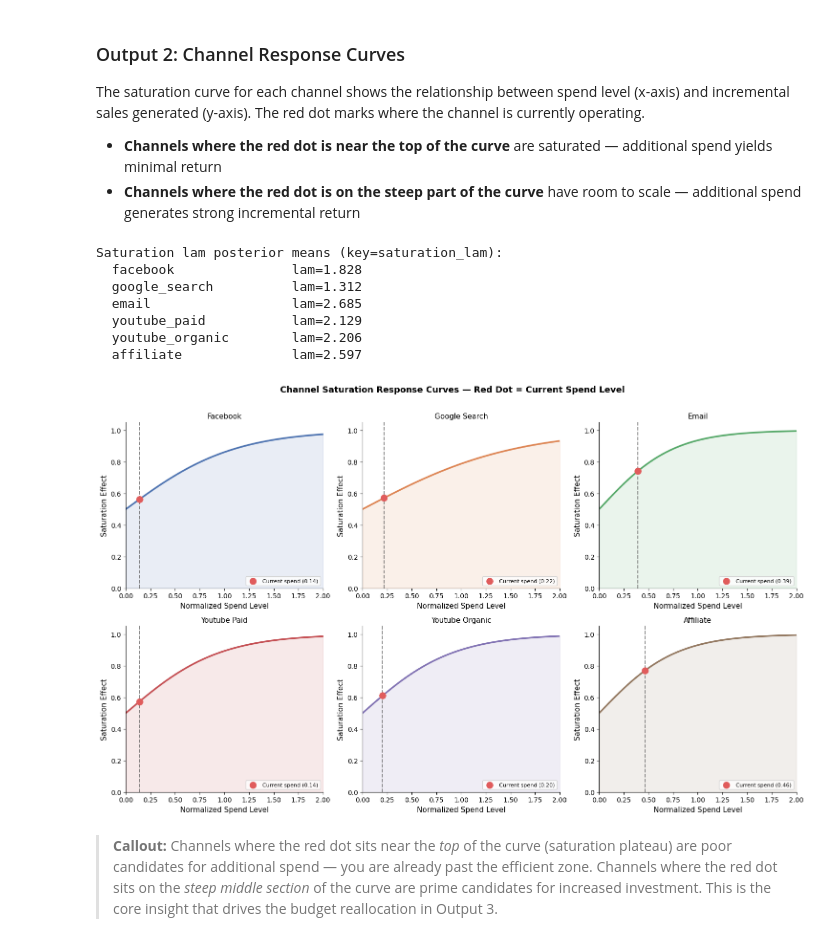
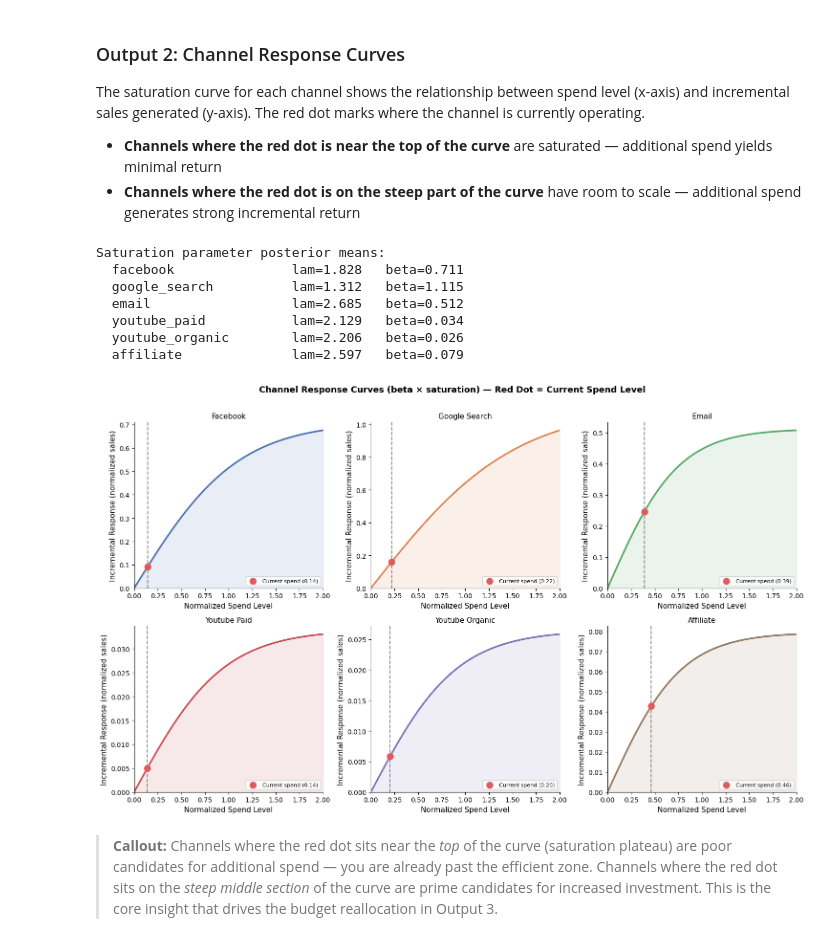
Before and after one commit to dustintdn/mmm-budget-optimization, a Jupyter notebook: notebooks/mmm_analysis.ipynb, the cells around one changed output. Cells and saved outputs as stored; diff of their text form; code cells hidden in the pictures.

```diff
--- a/notebooks/mmm_analysis.ipynb
+++ b/notebooks/mmm_analysis.ipynb
@@ -512,76 +512,65 @@ The saturation curve for each channel shows the relationship between spend level
 - **Channels where the red dot is on the steep part of the curve** have room to scale — additional spend generates strong incremental return
 # %%
 # ── Extract saturation parameters from posterior ──────────────────────────────
-# LogisticSaturation in pymc_marketing: f(x, lam) = 1 / (1 + exp(-lam * x))
-# lam controls steepness — higher lam = faster saturation
-posterior_vars = list(idata.posterior.data_vars)
+# LogisticSaturation in pymc_marketing:
+#   f(x) = beta * (1 - exp(-lam * x)) / (1 + exp(-lam * x))
+# lam controls how quickly the channel saturates; beta scales the channel's
+# maximum achievable contribution. Both are needed to compare channels.
+lam_posterior = idata.posterior['saturation_lam'].mean(dim=['chain', 'draw']).values
+beta_posterior = idata.posterior['saturation_beta'].mean(dim=['chain', 'draw']).values
 
-lam_key = next(
-    (k for k in posterior_vars if 'lam' in k.lower() and 'saturation' in k.lower()),
-    next((k for k in posterior_vars if 'lam' in k.lower()), None)
-)
-
-if lam_key:
-    lam_posterior = idata.posterior[lam_key].mean(dim=['chain', 'draw']).values
-    # Ensure 1D array of length n_channels
-    if lam_posterior.ndim == 0:
-        lam_posterior = np.full(len(CHANNELS), float(lam_posterior))
-    elif lam_posterior.shape[0] != len(CHANNELS):
-        lam_posterior = lam_posterior.flatten()[:len(CHANNELS)]
-    print(f'Saturation lam posterior means (key={lam_key}):')
-    for ch, lam in zip(CHANNELS, lam_posterior):
-        print(f'  {ch:<22} lam={lam:.3f}')
-else:
-    print('Could not find saturation lam parameter. Available keys:', posterior_vars)
-    # Fallback: use reasonable defaults for illustration
-    lam_posterior = np.array([2.0, 1.5, 3.0, 1.0, 1.2, 2.5])
-    print('Using fallback lam values for illustration.')
+print('Saturation parameter posterior means:')
+for ch, lam, beta in zip(CHANNELS, lam_posterior, beta_posterior):
+    print(f'  {ch:<22} lam={lam:.3f}   beta={beta:.3f}')
 # %% [output]
-Saturation lam posterior means (key=saturation_lam):
-  facebook               lam=1.828
-  google_search          lam=1.312
-  email                  lam=2.685
-  youtube_paid           lam=2.129
-  youtube_organic        lam=2.206
-  affiliate              lam=2.597
+Saturation parameter posterior means:
+  facebook               lam=1.828   beta=0.711
+  google_search          lam=1.312   beta=1.115
+  email                  lam=2.685   beta=0.512
+  youtube_paid           lam=2.129   beta=0.034
+  youtube_organic        lam=2.206   beta=0.026
+  affiliate              lam=2.597   beta=0.079
 # %%
-# ── Plot saturation response curves, one panel per channel ───────────────────
-def logistic_response(x, lam):
-    return 1.0 / (1.0 + np.exp(-lam * x))
+# ── Plot response curves (beta-scaled saturation), one panel per channel ─────
+def channel_response(x, lam, beta):
+    # pymc_marketing LogisticSaturation, scaled by the channel's effectiveness beta.
+    # Zero at x=0: zero spend produces zero incremental contribution.
+    return beta * (1.0 - np.exp(-lam * x)) / (1.0 + np.exp(-lam * x))
 
 current_spend = X[CHANNELS].mean().values   # mean normalized spend per channel
 x_range = np.linspace(0, 2.0, 300)
 
 fig, axes = plt.subplots(2, 3, figsize=(15, 9))
 axes = axes.flatten()
 
 for i, ch in enumerate(CHANNELS):
     ax = axes[i]
     lam = float(lam_posterior[i])
-    y_curve = logistic_response(x_range, lam)
+    beta = float(beta_posterior[i])
+    y_curve = channel_response(x_range, lam, beta)
 
     ax.plot(x_range, y_curve, color=COLORS[ch], linewidth=2.5)
     ax.fill_between(x_range, y_curve, alpha=0.12, color=COLORS[ch])
 
     curr = current_spend[i]
-    curr_y = logistic_response(curr, lam)
+    curr_y = channel_response(curr, lam, beta)
     ax.axvline(curr, color='#555', linewidth=1.4, linestyle='--', alpha=0.7)
     ax.scatter([curr], [curr_y], s=90, color='#E05C5C', zorder=6,
                label=f'Current spend ({curr:.2f})')
 
     ax.set_title(ch.replace('_', ' ').title(), fontsize=11, pad=6)
     ax.set_xlabel('Normalized Spend Level')
-    ax.set_ylabel('Saturation Effect')
+    ax.set_ylabel('Incremental Response (normalized sales)')
     ax.legend(fontsize=8, loc='lower right')
     ax.set_xlim(0, 2.0)
-    ax.set_ylim(0, 1.05)
+    ax.set_ylim(bottom=0)
 
-plt.suptitle('Channel Saturation Response Curves — Red Dot = Current Spend Level',
+plt.suptitle('Channel Response Curves (beta × saturation) — Red Dot = Current Spend Level',
              fontsize=13, y=1.01, fontweight='bold')
 plt.tight_layout()
 plt.show()
 # %% [output]
-[figure, old version]
+[figure, new version]
 # %% [markdown]
 > **Callout:** Channels where the red dot sits near the *top* of the curve (saturation plateau) are poor candidates for additional spend — you are already past the efficient zone. Channels where the red dot sits on the *steep middle section* of the curve are prime candidates for increased investment. This is the core insight that drives the budget reallocation in Output 3.
 # %% [markdown]
```
Also changed, not shown: parts of 5 cells of this notebook.
